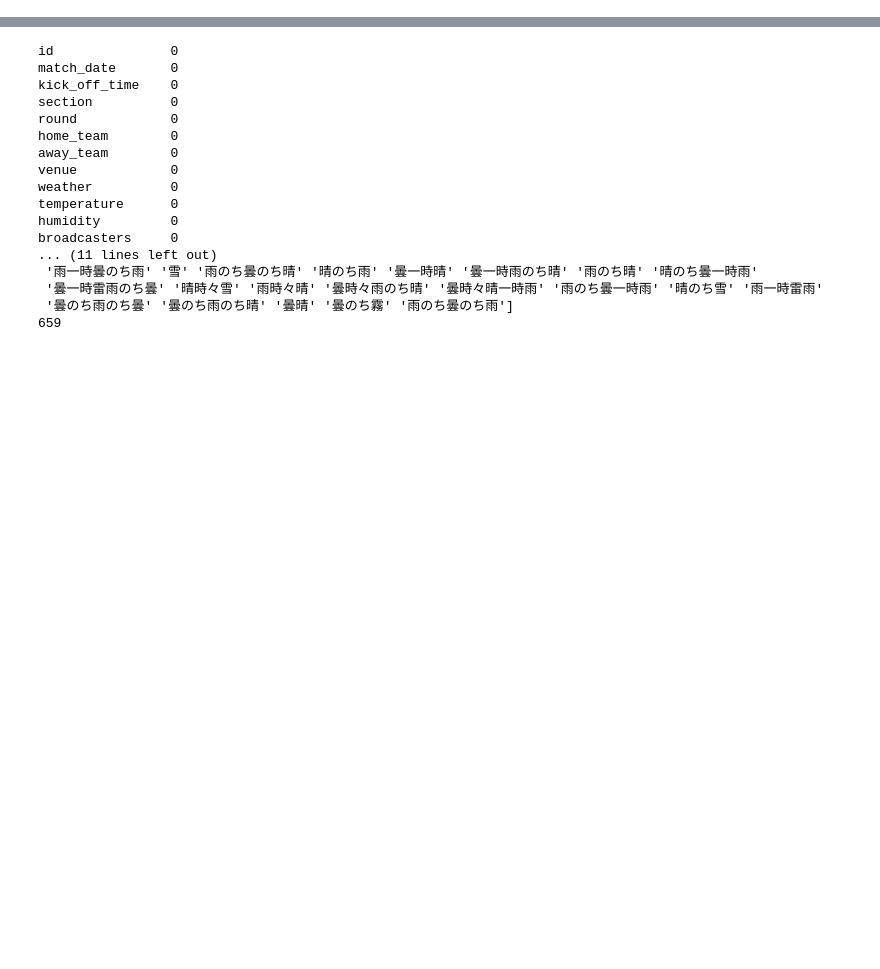
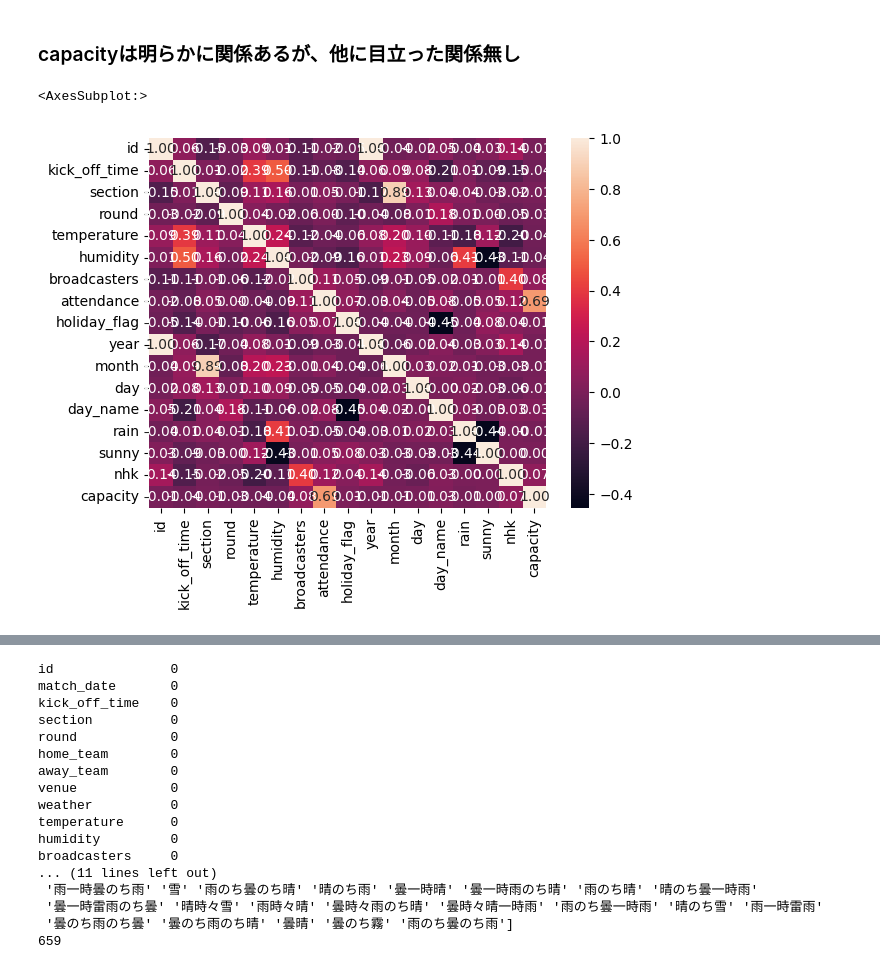
Before and after one commit to NaohiroKobayashi/my_stock, a Jupyter notebook: jLeague/EDA.ipynb, the cells around one changed output, grey strips where cells are left out. Cells and saved outputs as stored; diff of their text form; code cells hidden in the pictures; blank space fills up the shorter version.

```diff
--- a/jLeague/EDA.ipynb
+++ b/jLeague/EDA.ipynb
@@ -28,0 +82,8 @@ train_df
+# %% [markdown]
+### capacityは明らかに関係あるが、他に目立った関係無し
+# %%
+numerical_df = train_clean.select_dtypes(include=[np.number])
+sns.heatmap(numerical_df.corr(), annot=True, fmt='.2f')
+# %% [output]
+<AxesSubplot:>
+[figure, added]
```
Also changed, not shown: parts of 16 cells of this notebook.
